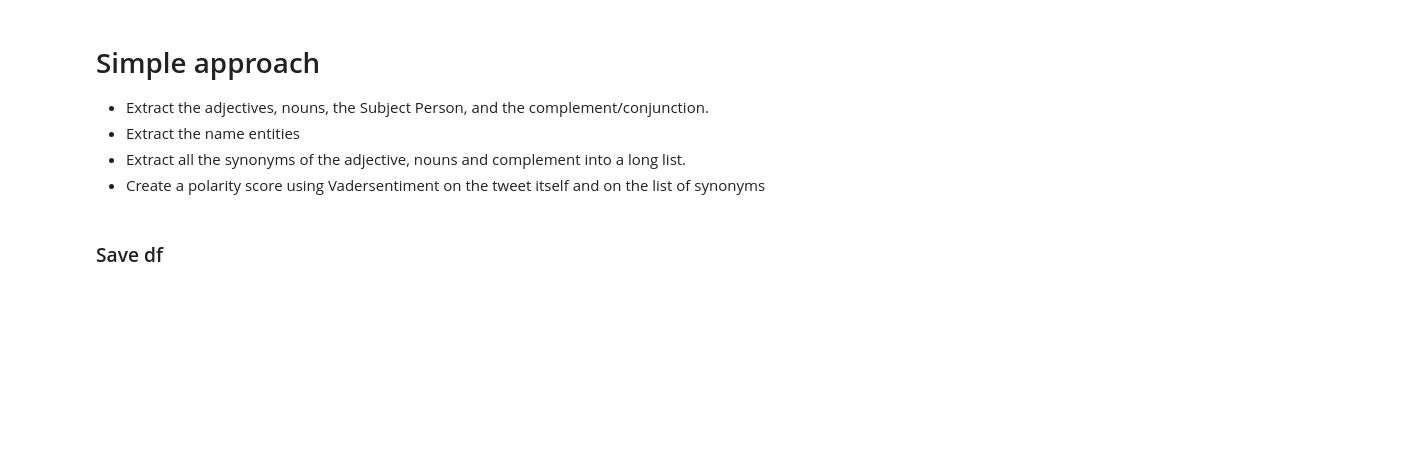
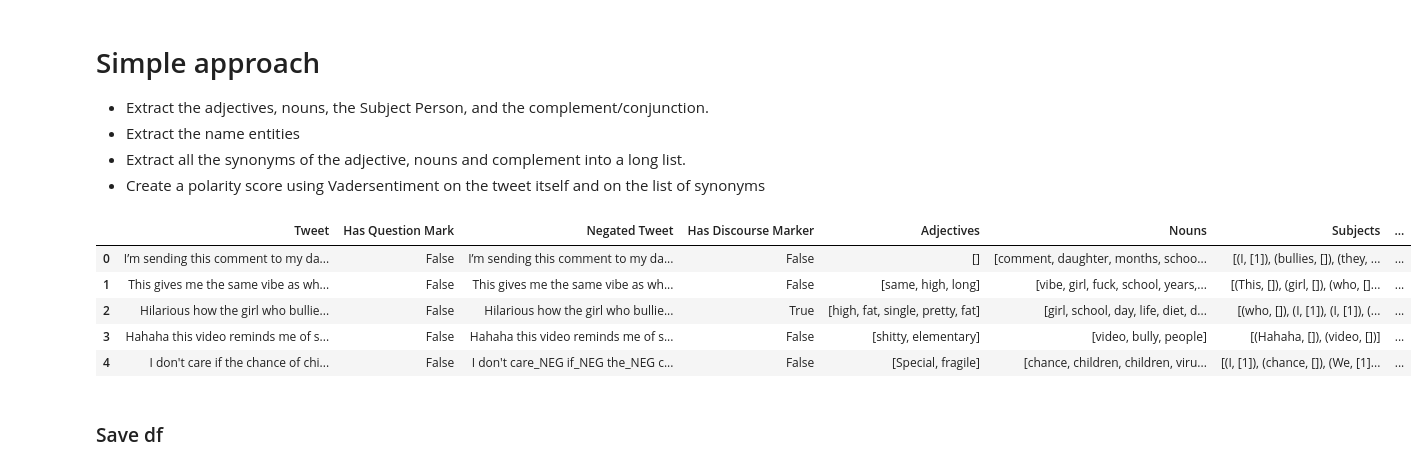
Before and after one commit to philbeliveau/Text_miningProject, a Jupyter notebook: Notebook/Cyberbullying_Exploration.ipynb, the cells around one changed output. Cells and saved outputs as stored; diff of their text form; code cells hidden in the pictures; blank space fills up the shorter version.

```diff
--- a/Notebook/Cyberbullying_Exploration.ipynb
+++ b/Notebook/Cyberbullying_Exploration.ipynb
@@ -35,16 +45,8 @@ from nltk.stem.snowball import SnowballStemmer
 # %%
-import pandas as pd
-import matplotlib.pyplot as plt
-import spacy
-import nltk
-nlp = spacy.load("en_core_web_sm")
-import en_core_web_sm
-nlp = en_core_web_sm.load()
-
 macbook = ('/Users/philippebeliveau/Desktop/Notebook/Winter_2024/Text_mining/Git_MiningRepository/Text_miningProject/Notebook/cyberbullying_tweets.csv')
 
 mac_mini = ('/Users/philippebeliveau/Desktop/Notebook_Jupyter_R/Winter_2024/Text_mining/Project/Text_miningProject/Notebook/cyberbullying_tweets.csv')
 
-df = pd.read_csv(macbook)
+df = pd.read_csv(mac_mini)
 df.head()
-df['cyberbullying_type'].unique()
+categories = df['cyberbullying_type'].unique()
@@ -66,3 +70,9 @@ for category in categories:
 category = tweets_by_category['ethnicity'][100:120]
 # %% [markdown]
 # Data preprocessing
+# %%
+# Filter 2000 tweets from each category
+df = df.groupby('cyberbullying_type').apply(lambda x: x.sample(min(len(x), 2000))).reset_index(drop=True)
+
+# Now you can work with 'sampled_df' which contains 2000 samples from each category
+df.shape[0]
@@ -108,10 +110,3 @@ for category in categories:
 category = tweets_by_category['ethnicity'][100:120]
 # %% [markdown]
 # Part 2 - Critique vs Insult
-# %%
-# Example
-en_EntNom = "Julie, the arabs are the ones that are going to push the real change. they are the ones in power, generally. we need their help."
-ent1 = "oh look it's that dumb niggers ghost acct! Fuck you you dumb motherfucker!"
-#On charge le texte dans le format  de Spacy et on utilise la fonction de visualisation displacy pour surligné les ENs
-doc = nlp(ent1)
-displacy.render(doc, style="ent")
@@ -162,13 +155,16 @@ noncyber = [
 ]
 # %%
 # Initialize lists to store data
+
+# Create a VADER sentiment analyzer object
+analyzer = SentimentIntensityAnalyzer()
 data = []
 
 for tweet in df['clean_data']:
     # Analyze the tweet
     doc = nlp(tweet)
 
-    # Extract adjectives, nouns, subjects and complements/conjunctions
+    # Extract adjectives, nouns, subjects and complements/conjunctions/root
     adjectives = [token.text for token in doc if token.pos_ == "ADJ"]
     nouns = [token.text for token in doc if token.pos_ == "NOUN"]
     subjects = [(token.text, token.morph.get('Person')) for token in doc if token.dep_ == "nsubj"]
@@ -187,8 +183,8 @@ for tweet in df['clean_data']:
     # Compute sum of sentiment scores for ccomp or conj children
     sum_ccomp_conj_sentiment = sum(ccomp_conj_sentiments)
 
-    # Extract named entities
-    named_entities = [ent.text for ent in doc.ents]
+    # Extract named entities and their types
+    named_entities = [(ent.text, ent.label_) for ent in doc.ents]
 
     # Extract synonyms
     synonyms = []
@@ -222,3 +310,12 @@ df = pd.DataFrame(data)
+# %%
+df.head()
+# %% [output]
+|  | Tweet | Has Question Mark | Negated Tweet | Has Discourse Marker | Adjectives | Nouns | Subjects | ... |
+| 0 | I’m sending this comment to my da... | False | I’m sending this comment to my da... | False | [] | [comment, daughter, months, schoo... | [(I, [1]), (bullies, []), (they, ... | ... |
+| 1 | This gives me the same vibe as wh... | False | This gives me the same vibe as wh... | False | [same, high, long] | [vibe, girl, fuck, school, years,... | [(This, []), (girl, []), (who, []... | ... |
+| 2 | Hilarious how the girl who bullie... | False | Hilarious how the girl who bullie... | True | [high, fat, single, pretty, fat] | [girl, school, day, life, diet, d... | [(who, []), (I, [1]), (I, [1]), (... | ... |
+| 3 | Hahaha this video reminds me of s... | False | Hahaha this video reminds me of s... | False | [shitty, elementary] | [video, bully, people] | [(Hahaha, []), (video, [])] | ... |
+| 4 | I don't care if the chance of chi... | False | I don't care_NEG if_NEG the_NEG c... | False | [Special, fragile] | [chance, children, children, viru... | [(I, [1]), (chance, []), (We, [1]... | ... |
 # %%
 def contains_person(subjects, person):
     person_list = [p for _, p_list in subjects for p in p_list]
```
Also changed, not shown: parts of 19 cells of this notebook, 2 other files.
